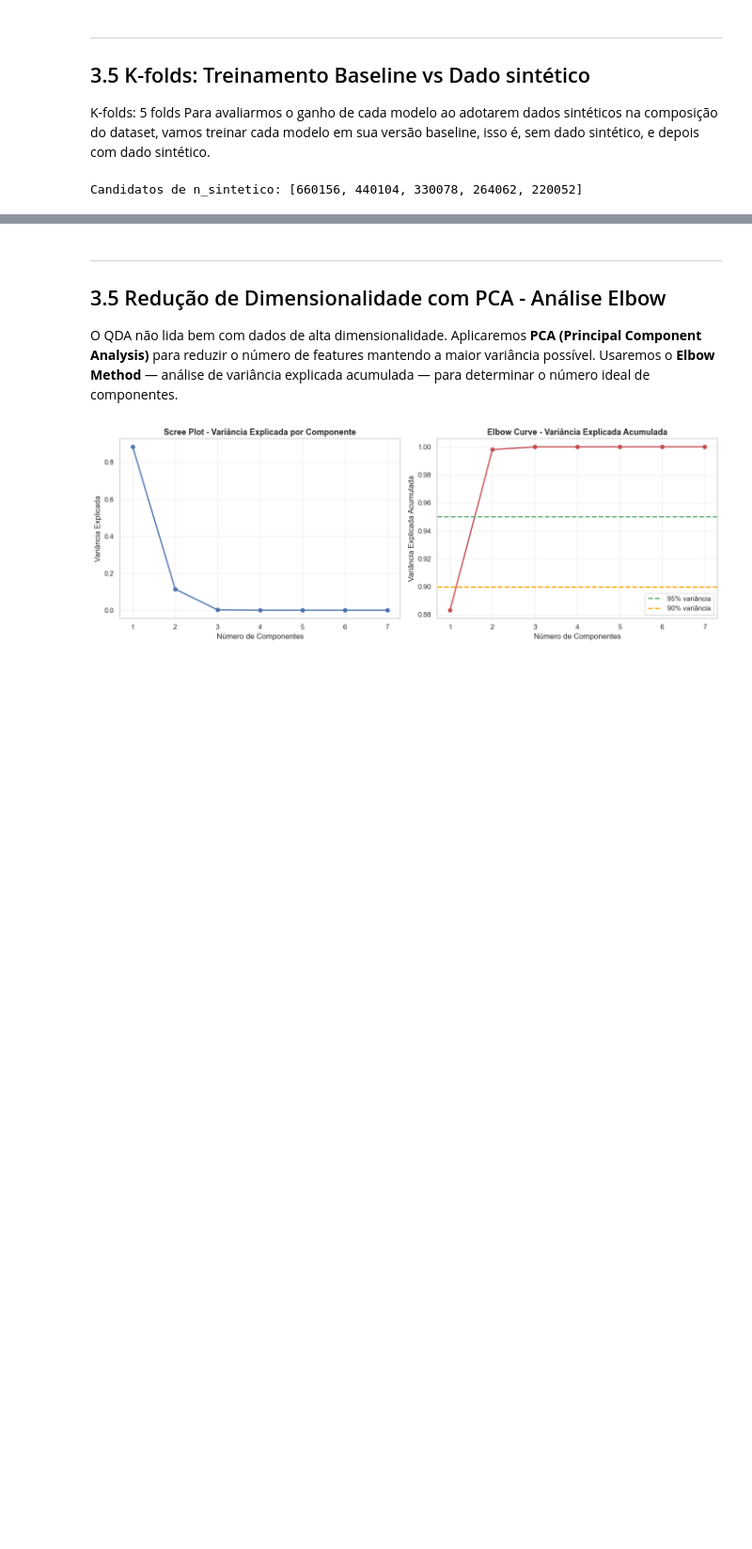
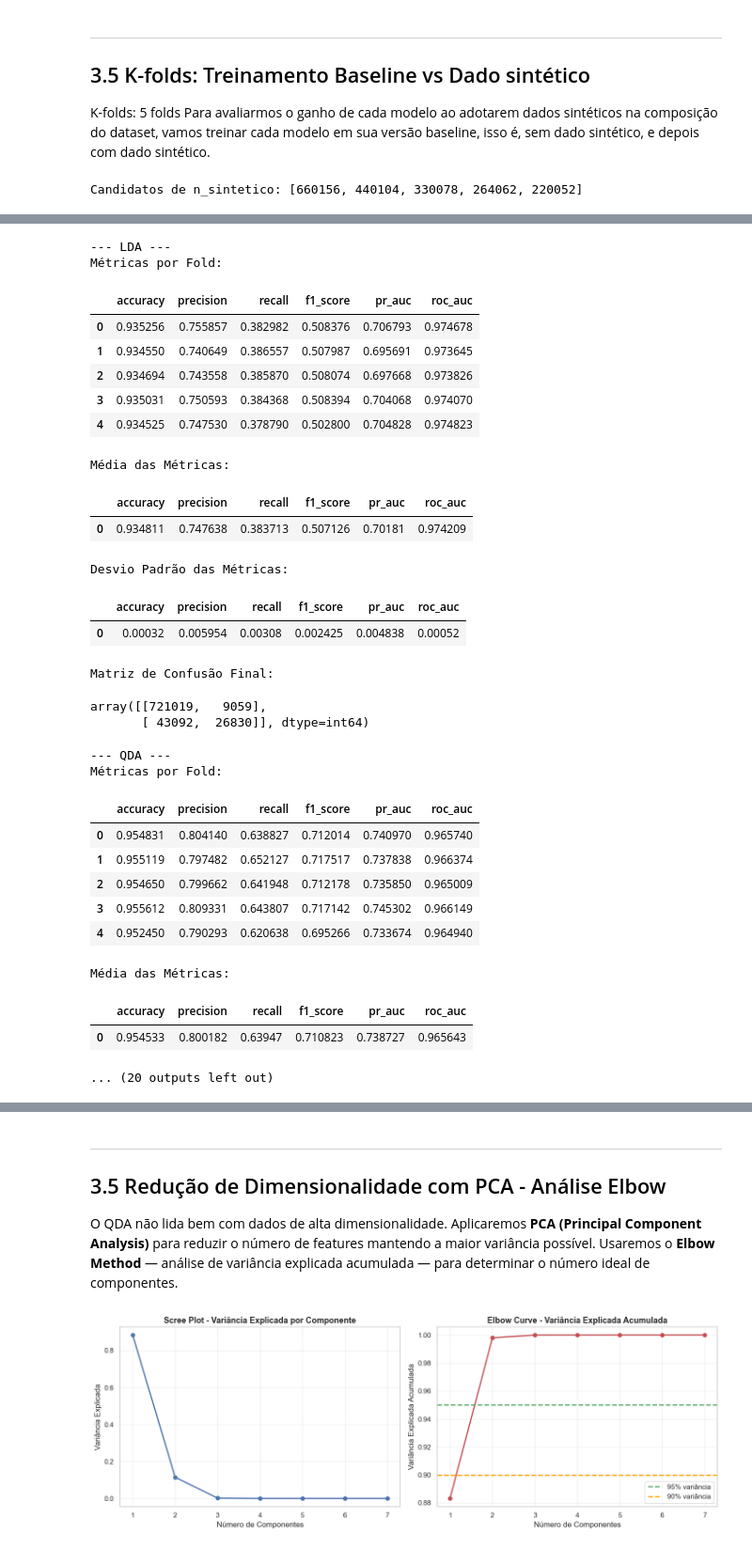
Before and after one commit to zezedp/IML2026_PROJETO, a Jupyter notebook: Projeto.ipynb, the cells around one changed output, grey strips where cells are left out. Shown at 94% size. Saved outputs shown, nothing was run; the diff lists cells and outputs as text; code cells hidden in the pictures; blank space fills up the shorter version.

```diff
--- a/Projeto.ipynb
+++ b/Projeto.ipynb
@@ -523,34 +523,53 @@ Candidatos de n_sintetico: [660156, 440104, 330078, 264062, 220052]
 # %%
 # Treino sem dados sintéticos
 import pandas as pd
+from sklearn.metrics import confusion_matrix
 def train_baseline(X_train, y_train):
     """
     Treina modelos sem dados sintéticos e retorna métricas de avaliação.
     """
-    modelos = ['LDA', 'QDA', 'Random Forest', 'Logistic Regression', 'PCA + QDA']
+    modelos = ['LDA', 'QDA', 'Random Forest', 'Logistic Regression']
     resultados = {}
 
+    #col_idx = (COLUNAS_CONTINUAS + COLUNAS_BINARIAS).index("ratio_to_median_purchase_price")
+
+    #X_train_drop = np.delete(X_train, col_idx, axis=1)
     for nome in modelos:
         modelo = criar_modelo(nome)
+
         model_metrics = []
+
+        y_true_all = []
+        y_pred_all = []
+
         for train_idx, val_idx in skf.split(X_train, y_train):
+
             X_train_fold, X_val_fold = X_train[train_idx], X_train[val_idx]
             y_train_fold, y_val_fold = y_train[train_idx], y_train[val_idx]
 
             modelo.train(X_train_fold, y_train_fold)
+
             y_pred = modelo.predict(X_val_fold)
             y_proba = modelo.predict_probability(X_val_fold)
 
             metrics = modelo.calc_metrics(y_val_fold, y_pred, y_proba)
             model_metrics.append(metrics)
 
+            y_true_all.extend(y_val_fold)
+            y_pred_all.extend(y_pred)
+
         df_metrics = pd.DataFrame(model_metrics)
+
+        cm_final = confusion_matrix(y_true_all, y_pred_all)
+
         resultados[nome] = {
+            "folds": df_metrics,
             "mean": df_metrics.mean().to_dict(),
-            "std": df_metrics.std(ddof=1).to_dict()
+            "std": df_metrics.std(ddof=1).to_dict(),
+            "confusion_matrix": cm_final
         }
-
 
     return resultados
 
 baseline_results = train_baseline(X_train, y_train)
+baseline_results
@@ -557,3 +594,44 @@ baseline_results = train_baseline(X_train, y_train)
+# %%
+for modelo, dados in baseline_results.items():
+    print(f"\n--- {modelo} ---")
+    print("Métricas por Fold:")
+    display(dados["folds"])
+    print("Média das Métricas:")
+    display(pd.DataFrame([dados["mean"]]))
+    print("Desvio Padrão das Métricas:")
+    display(pd.DataFrame([dados["std"]]))
+    print("Matriz de Confusão Final:")
+    display(dados["confusion_matrix"])
+# %% [output]
+--- LDA ---
+Métricas por Fold:
+|  | accuracy | precision | recall | f1_score | pr_auc | roc_auc |
+| 0 | 0.935256 | 0.755857 | 0.382982 | 0.508376 | 0.706793 | 0.974678 |
+| 1 | 0.934550 | 0.740649 | 0.386557 | 0.507987 | 0.695691 | 0.973645 |
+| 2 | 0.934694 | 0.743558 | 0.385870 | 0.508074 | 0.697668 | 0.973826 |
+| 3 | 0.935031 | 0.750593 | 0.384368 | 0.508394 | 0.704068 | 0.974070 |
+| 4 | 0.934525 | 0.747530 | 0.378790 | 0.502800 | 0.704828 | 0.974823 |
+Média das Métricas:
+|  | accuracy | precision | recall | f1_score | pr_auc | roc_auc |
+| 0 | 0.934811 | 0.747638 | 0.383713 | 0.507126 | 0.70181 | 0.974209 |
+Desvio Padrão das Métricas:
+|  | accuracy | precision | recall | f1_score | pr_auc | roc_auc |
+| 0 | 0.00032 | 0.005954 | 0.00308 | 0.002425 | 0.004838 | 0.00052 |
+Matriz de Confusão Final:
+array([[721019,   9059],
+       [ 43092,  26830]], dtype=int64)
+--- QDA ---
+Métricas por Fold:
+|  | accuracy | precision | recall | f1_score | pr_auc | roc_auc |
+| 0 | 0.954831 | 0.804140 | 0.638827 | 0.712014 | 0.740970 | 0.965740 |
+| 1 | 0.955119 | 0.797482 | 0.652127 | 0.717517 | 0.737838 | 0.966374 |
+| 2 | 0.954650 | 0.799662 | 0.641948 | 0.712178 | 0.735850 | 0.965009 |
+| 3 | 0.955612 | 0.809331 | 0.643807 | 0.717142 | 0.745302 | 0.966149 |
+| 4 | 0.952450 | 0.790293 | 0.620638 | 0.695266 | 0.733674 | 0.964940 |
+Média das Métricas:
+|  | accuracy | precision | recall | f1_score | pr_auc | roc_auc |
+| 0 | 0.954533 | 0.800182 | 0.63947 | 0.710823 | 0.738727 | 0.965643 |
+... (20 outputs left out)
 # %%
 import pandas as pd
 import matplotlib.pyplot as plt
```
Also changed, not shown: parts of 2 cells of this notebook.
